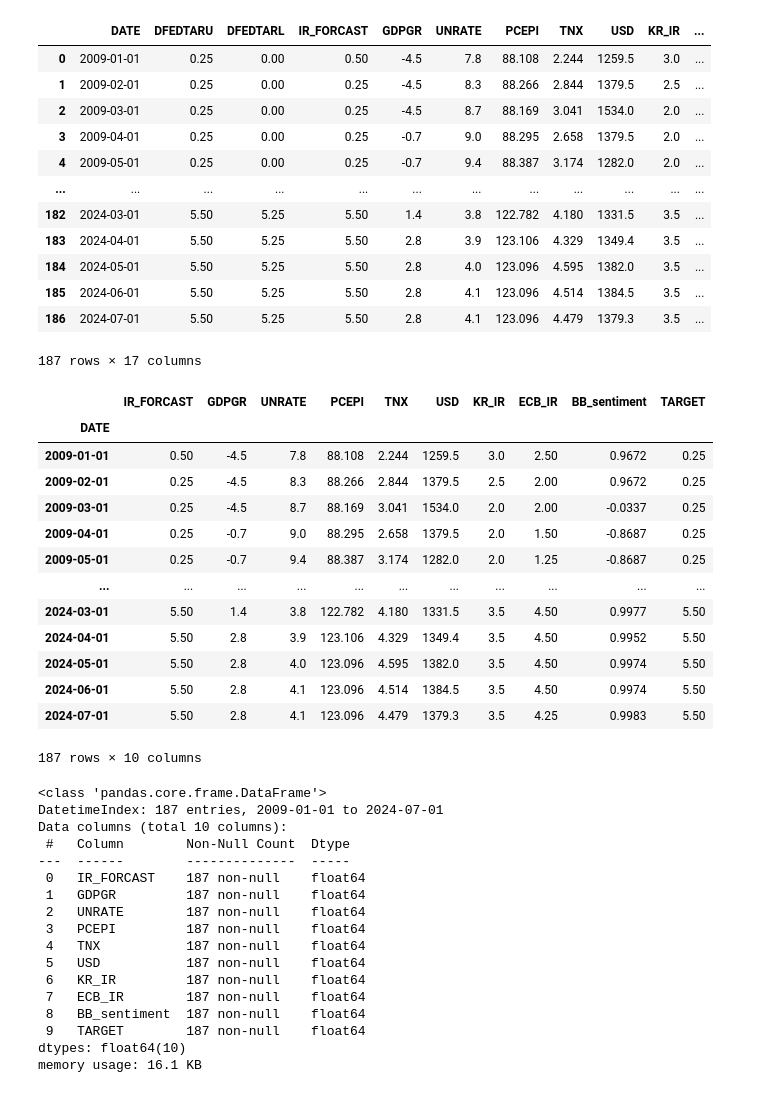
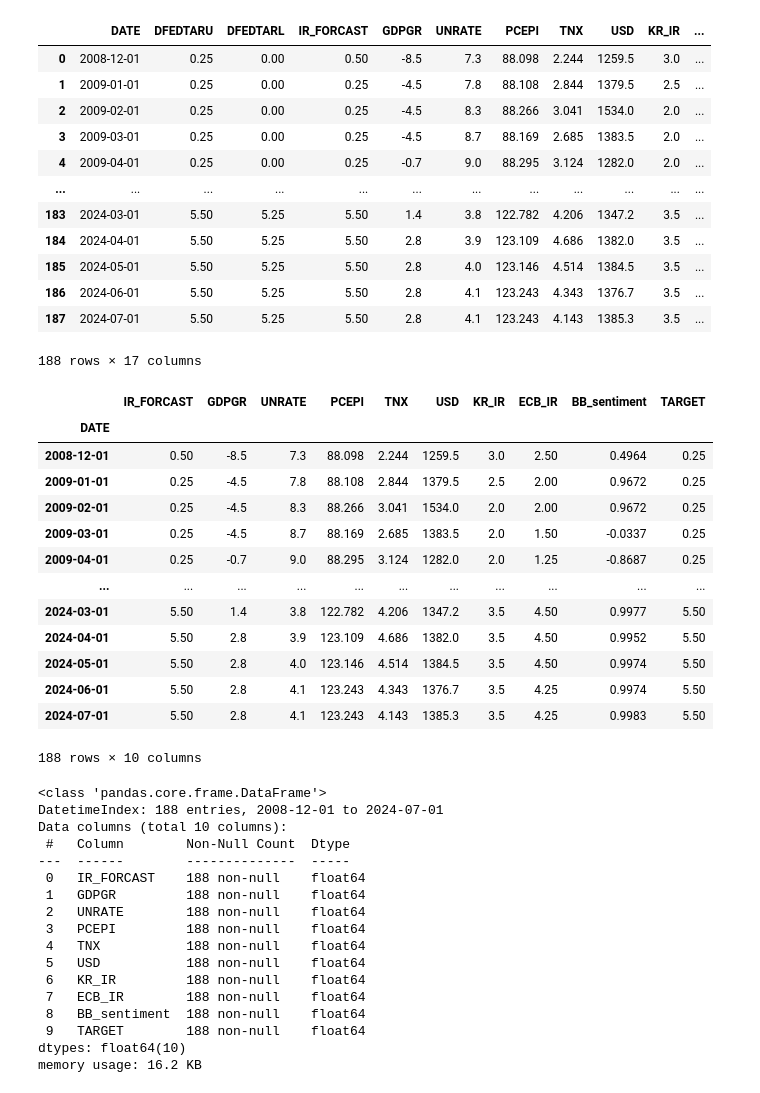
Before and after one commit to AB25122-sudo/MLP_Finance_Fed, a Jupyter notebook: Fed1/Ung/EDA_ung.ipynb, the cells around one changed output. Cells and saved outputs as stored; diff of their text form; code cells hidden in the pictures.

```diff
--- a/Fed1/Ung/EDA_ung.ipynb
+++ b/Fed1/Ung/EDA_ung.ipynb
@@ -13,24 +13,24 @@ from nltk.sentiment.vader import SentimentIntensityAnalyzer
 # %%
 ## 데이터 로드
 
-data = pd.read_csv('Interest_rate_prediction.csv')
+data = pd.read_csv('./../../Fed1_dataset/Interest_rate_prediction.csv')
 df = data.copy()
 
 df
 # %% [output]
 |  | DATE | DFEDTARU | DFEDTARL | IR_FORCAST | GDPGR | UNRATE | PCEPI | TNX | USD | KR_IR | ... |
-| 0 | 2009-01-01 | 0.25 | 0.00 | 0.50 | -4.5 | 7.8 | 88.108 | 2.244 | 1259.5 | 3.0 | ... |
-| 1 | 2009-02-01 | 0.25 | 0.00 | 0.25 | -4.5 | 8.3 | 88.266 | 2.844 | 1379.5 | 2.5 | ... |
-| 2 | 2009-03-01 | 0.25 | 0.00 | 0.25 | -4.5 | 8.7 | 88.169 | 3.041 | 1534.0 | 2.0 | ... |
-| 3 | 2009-04-01 | 0.25 | 0.00 | 0.25 | -0.7 | 9.0 | 88.295 | 2.658 | 1379.5 | 2.0 | ... |
-| 4 | 2009-05-01 | 0.25 | 0.00 | 0.25 | -0.7 | 9.4 | 88.387 | 3.174 | 1282.0 | 2.0 | ... |
+| 0 | 2008-12-01 | 0.25 | 0.00 | 0.50 | -8.5 | 7.3 | 88.098 | 2.244 | 1259.5 | 3.0 | ... |
+| 1 | 2009-01-01 | 0.25 | 0.00 | 0.25 | -4.5 | 7.8 | 88.108 | 2.844 | 1379.5 | 2.5 | ... |
+| 2 | 2009-02-01 | 0.25 | 0.00 | 0.25 | -4.5 | 8.3 | 88.266 | 3.041 | 1534.0 | 2.0 | ... |
+| 3 | 2009-03-01 | 0.25 | 0.00 | 0.25 | -4.5 | 8.7 | 88.169 | 2.685 | 1383.5 | 2.0 | ... |
+| 4 | 2009-04-01 | 0.25 | 0.00 | 0.25 | -0.7 | 9.0 | 88.295 | 3.124 | 1282.0 | 2.0 | ... |
 | ... | ... | ... | ... | ... | ... | ... | ... | ... | ... | ... | ... |
-| 182 | 2024-03-01 | 5.50 | 5.25 | 5.50 | 1.4 | 3.8 | 122.782 | 4.180 | 1331.5 | 3.5 | ... |
-| 183 | 2024-04-01 | 5.50 | 5.25 | 5.50 | 2.8 | 3.9 | 123.106 | 4.329 | 1349.4 | 3.5 | ... |
-| 184 | 2024-05-01 | 5.50 | 5.25 | 5.50 | 2.8 | 4.0 | 123.096 | 4.595 | 1382.0 | 3.5 | ... |
-| 185 | 2024-06-01 | 5.50 | 5.25 | 5.50 | 2.8 | 4.1 | 123.096 | 4.514 | 1384.5 | 3.5 | ... |
-| 186 | 2024-07-01 | 5.50 | 5.25 | 5.50 | 2.8 | 4.1 | 123.096 | 4.479 | 1379.3 | 3.5 | ... |
+| 183 | 2024-03-01 | 5.50 | 5.25 | 5.50 | 1.4 | 3.8 | 122.782 | 4.206 | 1347.2 | 3.5 | ... |
+| 184 | 2024-04-01 | 5.50 | 5.25 | 5.50 | 2.8 | 3.9 | 123.109 | 4.686 | 1382.0 | 3.5 | ... |
+| 185 | 2024-05-01 | 5.50 | 5.25 | 5.50 | 2.8 | 4.0 | 123.146 | 4.514 | 1384.5 | 3.5 | ... |
+| 186 | 2024-06-01 | 5.50 | 5.25 | 5.50 | 2.8 | 4.1 | 123.243 | 4.343 | 1376.7 | 3.5 | ... |
+| 187 | 2024-07-01 | 5.50 | 5.25 | 5.50 | 2.8 | 4.1 | 123.243 | 4.143 | 1385.3 | 3.5 | ... |
-187 rows × 17 columns
+188 rows × 17 columns
 # %%
 ## 추가 전처리: BB_text 텍스트 데이터 전 처리 및 sentiment 재계산
 
@@ -68,39 +68,39 @@ df
 # %% [output]
 |  | IR_FORCAST | GDPGR | UNRATE | PCEPI | TNX | USD | KR_IR | ECB_IR | BB_sentiment | TARGET |
 | DATE |  |  |  |  |  |  |  |  |  |  |
-| 2009-01-01 | 0.50 | -4.5 | 7.8 | 88.108 | 2.244 | 1259.5 | 3.0 | 2.50 | 0.9672 | 0.25 |
-| 2009-02-01 | 0.25 | -4.5 | 8.3 | 88.266 | 2.844 | 1379.5 | 2.5 | 2.00 | 0.9672 | 0.25 |
-| 2009-03-01 | 0.25 | -4.5 | 8.7 | 88.169 | 3.041 | 1534.0 | 2.0 | 2.00 | -0.0337 | 0.25 |
-| 2009-04-01 | 0.25 | -0.7 | 9.0 | 88.295 | 2.658 | 1379.5 | 2.0 | 1.50 | -0.8687 | 0.25 |
-| 2009-05-01 | 0.25 | -0.7 | 9.4 | 88.387 | 3.174 | 1282.0 | 2.0 | 1.25 | -0.8687 | 0.25 |
+| 2008-12-01 | 0.50 | -8.5 | 7.3 | 88.098 | 2.244 | 1259.5 | 3.0 | 2.50 | 0.4964 | 0.25 |
+| 2009-01-01 | 0.25 | -4.5 | 7.8 | 88.108 | 2.844 | 1379.5 | 2.5 | 2.00 | 0.9672 | 0.25 |
+| 2009-02-01 | 0.25 | -4.5 | 8.3 | 88.266 | 3.041 | 1534.0 | 2.0 | 2.00 | 0.9672 | 0.25 |
+| 2009-03-01 | 0.25 | -4.5 | 8.7 | 88.169 | 2.685 | 1383.5 | 2.0 | 1.50 | -0.0337 | 0.25 |
+| 2009-04-01 | 0.25 | -0.7 | 9.0 | 88.295 | 3.124 | 1282.0 | 2.0 | 1.25 | -0.8687 | 0.25 |
 | ... | ... | ... | ... | ... | ... | ... | ... | ... | ... | ... |
-| 2024-03-01 | 5.50 | 1.4 | 3.8 | 122.782 | 4.180 | 1331.5 | 3.5 | 4.50 | 0.9977 | 5.50 |
-| 2024-04-01 | 5.50 | 2.8 | 3.9 | 123.106 | 4.329 | 1349.4 | 3.5 | 4.50 | 0.9952 | 5.50 |
-| 2024-05-01 | 5.50 | 2.8 | 4.0 | 123.096 | 4.595 | 1382.0 | 3.5 | 4.50 | 0.9974 | 5.50 |
-| 2024-06-01 | 5.50 | 2.8 | 4.1 | 123.096 | 4.514 | 1384.5 | 3.5 | 4.50 | 0.9974 | 5.50 |
-| 2024-07-01 | 5.50 | 2.8 | 4.1 | 123.096 | 4.479 | 1379.3 | 3.5 | 4.25 | 0.9983 | 5.50 |
+| 2024-03-01 | 5.50 | 1.4 | 3.8 | 122.782 | 4.206 | 1347.2 | 3.5 | 4.50 | 0.9977 | 5.50 |
+| 2024-04-01 | 5.50 | 2.8 | 3.9 | 123.109 | 4.686 | 1382.0 | 3.5 | 4.50 | 0.9952 | 5.50 |
+| 2024-05-01 | 5.50 | 2.8 | 4.0 | 123.146 | 4.514 | 1384.5 | 3.5 | 4.50 | 0.9974 | 5.50 |
+| 2024-06-01 | 5.50 | 2.8 | 4.1 | 123.243 | 4.343 | 1376.7 | 3.5 | 4.25 | 0.9974 | 5.50 |
+| 2024-07-01 | 5.50 | 2.8 | 4.1 | 123.243 | 4.143 | 1385.3 | 3.5 | 4.25 | 0.9983 | 5.50 |
-187 rows × 10 columns
+188 rows × 10 columns
 # %%
 ## 기술 통계
 df.info()
 # %% [output]
 <class 'pandas.core.frame.DataFrame'>
-DatetimeIndex: 187 entries, 2009-01-01 to 2024-07-01
+DatetimeIndex: 188 entries, 2008-12-01 to 2024-07-01
 Data columns (total 10 columns):
  #   Column        Non-Null Count  Dtype
 ---  ------        --------------  -----
- 0   IR_FORCAST    187 non-null    float64
- 1   GDPGR         187 non-null    float64
- 2   UNRATE        187 non-null    float64
- 3   PCEPI         187 non-null    float64
- 4   TNX           187 non-null    float64
- 5   USD           187 non-null    float64
- 6   KR_IR         187 non-null    float64
- 7   ECB_IR        187 non-null    float64
- 8   BB_sentiment  187 non-null    float64
- 9   TARGET        187 non-null    float64
+ 0   IR_FORCAST    188 non-null    float64
+ 1   GDPGR         188 non-null    float64
+ 2   UNRATE        188 non-null    float64
+ 3   PCEPI         188 non-null    float64
+ 4   TNX           188 non-null    float64
+ 5   USD           188 non-null    float64
+ 6   KR_IR         188 non-null    float64
+ 7   ECB_IR        188 non-null    float64
+ 8   BB_sentiment  188 non-null    float64
+ 9   TARGET        188 non-null    float64
 dtypes: float64(10)
-memory usage: 16.1 KB
+memory usage: 16.2 KB
 # %%
 ## 변수들간의 상관관계 및 독립변수와 종속변수(target)과의 상관관계 확인
 
```
Also changed, not shown: parts of 4 cells of this notebook, 1 other file.
